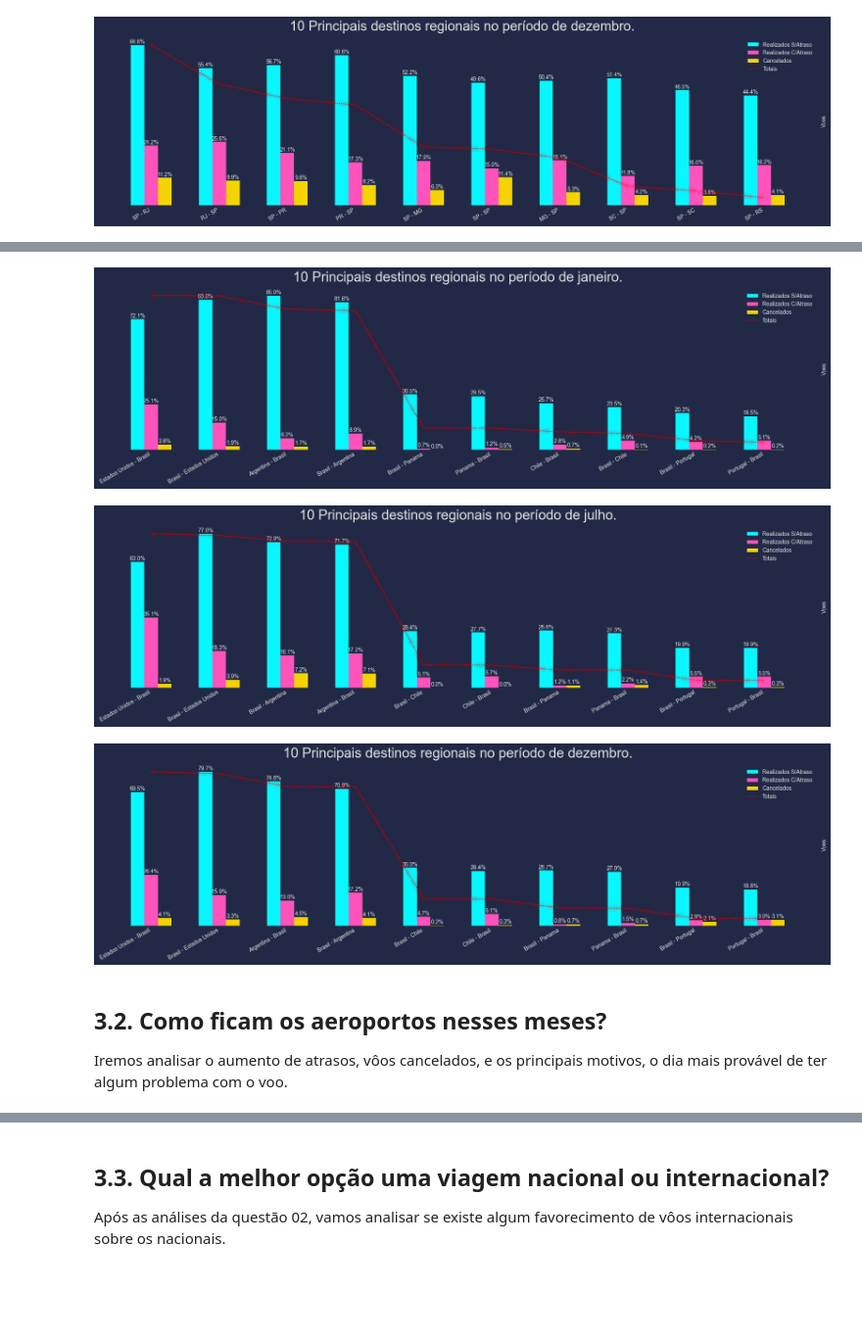
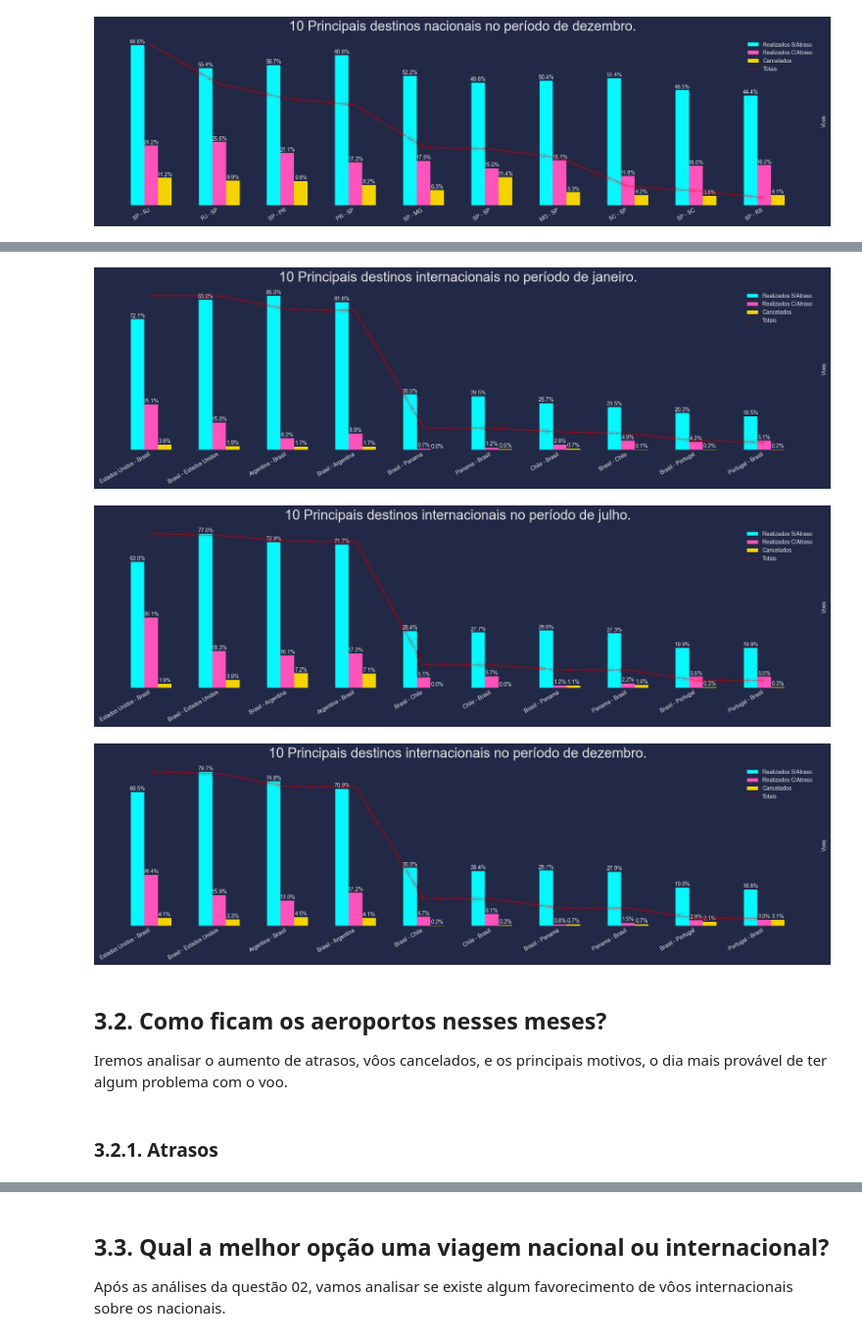
Before and after one commit to rderoncio/a3_bigdata_analisedados, a Jupyter notebook: A3/anac_análise_exploratória.ipynb, the cells around one changed output, grey strips where cells are left out. Shown at 98% size. Cells and saved outputs as stored; diff of their text form; code cells hidden in the pictures; blank space fills up the shorter version.

```diff
--- a/A3/anac_análise_exploratória.ipynb
+++ b/A3/anac_análise_exploratória.ipynb
@@ -168 +204,8 @@ AnacVoos.dados['chegada_atrasou'] = AnacVoos.dados.apply(
+# %%
+AnacVoos.dados['tempo_atraso_chegada'] = AnacVoos.dados.apply(
+    lambda row: Utils.calcular_atraso(
+        row['chegada_atrasou'],
+        row['chegada_prevista'],
+        row['chegada_real']
+    ), axis=1)
 # %% [markdown]
@@ -422,7 +465,7 @@ nacionais = AnacVoos.get_voos_ferias_tipo_linha(
 
 for periodo in AnacVoos.periodo_ferias:
     print(
-        f"\n\n10 Destinos regionais mais procurados no período de {periodo}:")
+        f"\n\n10 Destinos nacionais mais procurados no período de {periodo}:")
     display(regionais.query("periodo_ferias == @periodo").nlargest(10,
             'voos').reset_index(drop=True))
 # %% [output]
@@ -471,7 +514,7 @@ for periodo in AnacVoos.periodo_ferias:
         grid=False,
         context='cyberpunk',
         figsize=(19, 10),
-        suptitle=f'10 Principais destinos regionais no período de {periodo}.'
+        suptitle=f'10 Principais destinos nacionais no período de {periodo}.'
     )
 # %% [output]
 [figure]
@@ -492,7 +535,7 @@ internacionais = AnacVoos.get_voos_ferias_tipo_linha(
 
 for periodo in AnacVoos.periodo_ferias:
     print(
-        f"\n\n10 Destinos regionais mais procurados no período de {periodo}:")
+        f"\n\n10 Destinos internacionais mais procurados no período de {periodo}:")
     display(regionais.query("periodo_ferias == @periodo").nlargest(10,
             'voos').reset_index(drop=True))
 # %% [output]
@@ -535,19 +578,21 @@ for periodo in AnacVoos.periodo_ferias:
 # %%
 # Plot
 for periodo in AnacVoos.periodo_ferias:
     Plot.periodo_ferias_tipo_linha(
         dataframe=internacionais.query("periodo_ferias == @periodo").nlargest(10, 'voos').reset_index(drop=True),
         periodo_ferias=periodo,
         grid=False,
         context='cyberpunk',
         figsize=(19, 10),
-        suptitle=f'10 Principais destinos regionais no período de {periodo}.'
+        suptitle=f'10 Principais destinos internacionais no período de {periodo}.'
     )
 # %% [output]
-[figure, old version]
+[figure, new version]
-[figure, old version]
+[figure, new version]
-[figure, old version]
+[figure, new version]
 # %% [markdown]
 ## 3.2. Como ficam os aeroportos nesses meses?
 Iremos analisar o aumento de atrasos, vôos cancelados, e os principais motivos, o dia mais provável de ter algum problema com o voo.
+# %% [markdown]
+### 3.2.1. Atrasos
 # %%
```
Also changed, not shown: parts of 32 cells of this notebook, 1 other file.
